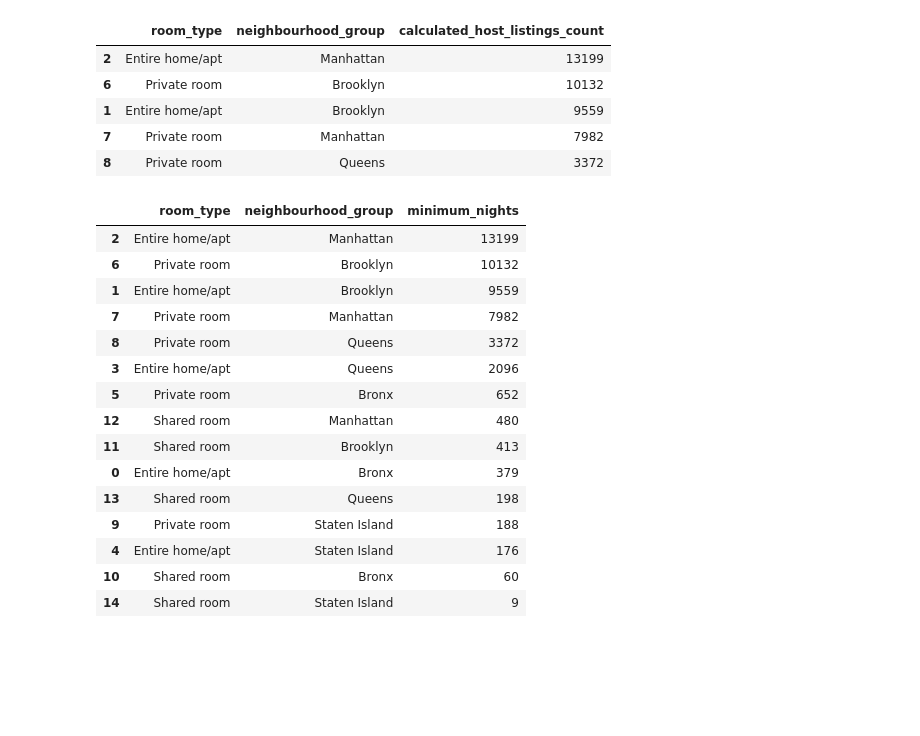
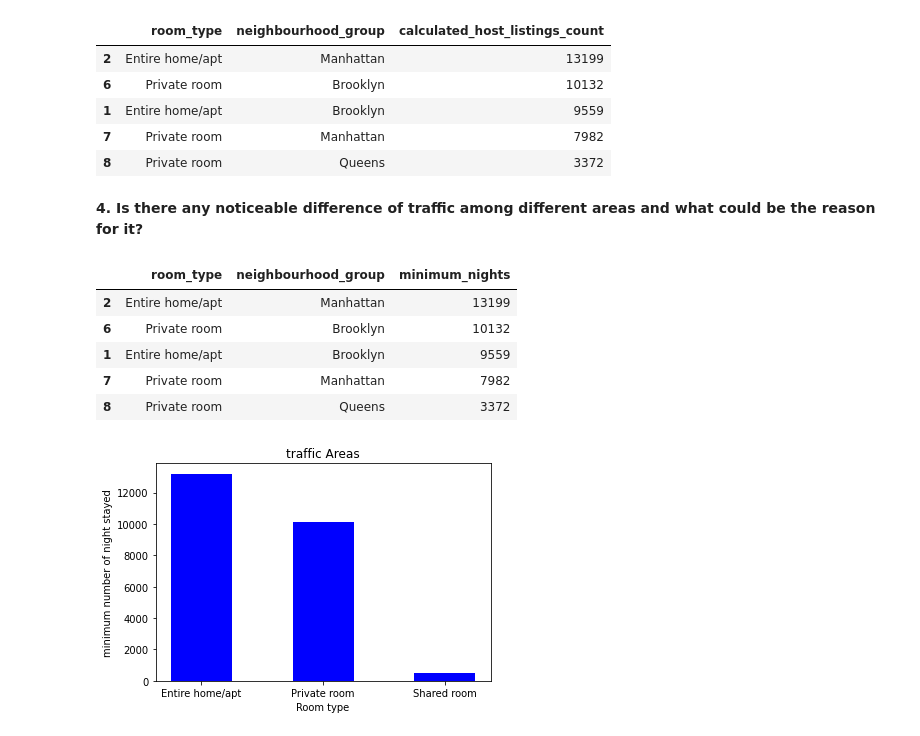
Before and after one commit to iamnaveenk/EDA_project_Airbnb, a Jupyter notebook: EDA_project_airbnb.ipynb, the cells around one changed output. Saved outputs shown, nothing was run; the diff lists cells and outputs as text; code cells hidden in the pictures; blank space fills up the shorter version.

```diff
--- a/EDA_project_airbnb.ipynb
+++ b/EDA_project_airbnb.ipynb
@@ -298,23 +298,27 @@ host_areas1.sort_values(by='calculated_host_listings_count',ascending=False).hea
 | 1 | Entire home/apt | Brooklyn | 9559 |
 | 7 | Private room | Manhattan | 7982 |
 | 8 | Private room | Queens | 3372 |
+# %% [markdown]
+**4. Is there any noticeable difference of traffic among different areas and what could be the reason for it?**
 # %%
-host_areas2= data.groupby(['room_type','neighbourhood_group'])['minimum_nights'].count().reset_index()
-host_areas2.sort_values('minimum_nights',axis=0,ascending=False)
+traffic_areas2= data.groupby(['room_type','neighbourhood_group'])['minimum_nights'].count().reset_index()
+traffic_areas2.sort_values('minimum_nights',axis=0,ascending=False).head()
 # %% [output]
 |  | room_type | neighbourhood_group | minimum_nights |
 | 2 | Entire home/apt | Manhattan | 13199 |
 | 6 | Private room | Brooklyn | 10132 |
 | 1 | Entire home/apt | Brooklyn | 9559 |
 | 7 | Private room | Manhattan | 7982 |
 | 8 | Private room | Queens | 3372 |
-| 3 | Entire home/apt | Queens | 2096 |
-| 5 | Private room | Bronx | 652 |
-| 12 | Shared room | Manhattan | 480 |
-| 11 | Shared room | Brooklyn | 413 |
-| 0 | Entire home/apt | Bronx | 379 |
-| 13 | Shared room | Queens | 198 |
-| 9 | Private room | Staten Island | 188 |
-| 4 | Entire home/apt | Staten Island | 176 |
-| 10 | Shared room | Bronx | 60 |
-| 14 | Shared room | Staten Island | 9 |
+# %%
+#creating the bar plot
+x=traffic_areas2['room_type']
+y=traffic_areas2['minimum_nights']
+
+plt.bar(x,y,color='blue',width=0.5)
+plt.xlabel("Room type")
+plt.ylabel("minimum number of night stayed")
+plt.title("traffic Areas")
+plt.show()
+# %% [output]
+[figure, added]
```
Also changed, not shown: parts of 6 cells of this notebook.
